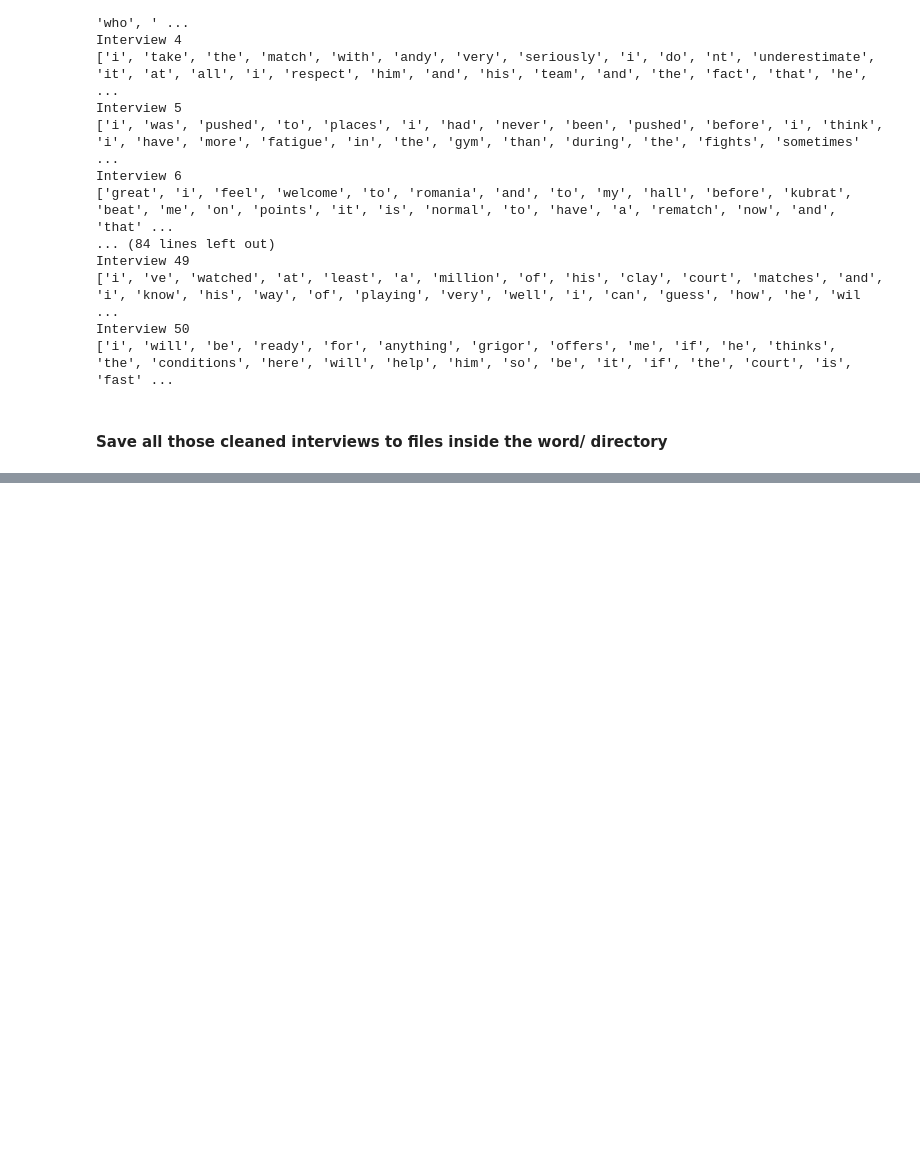
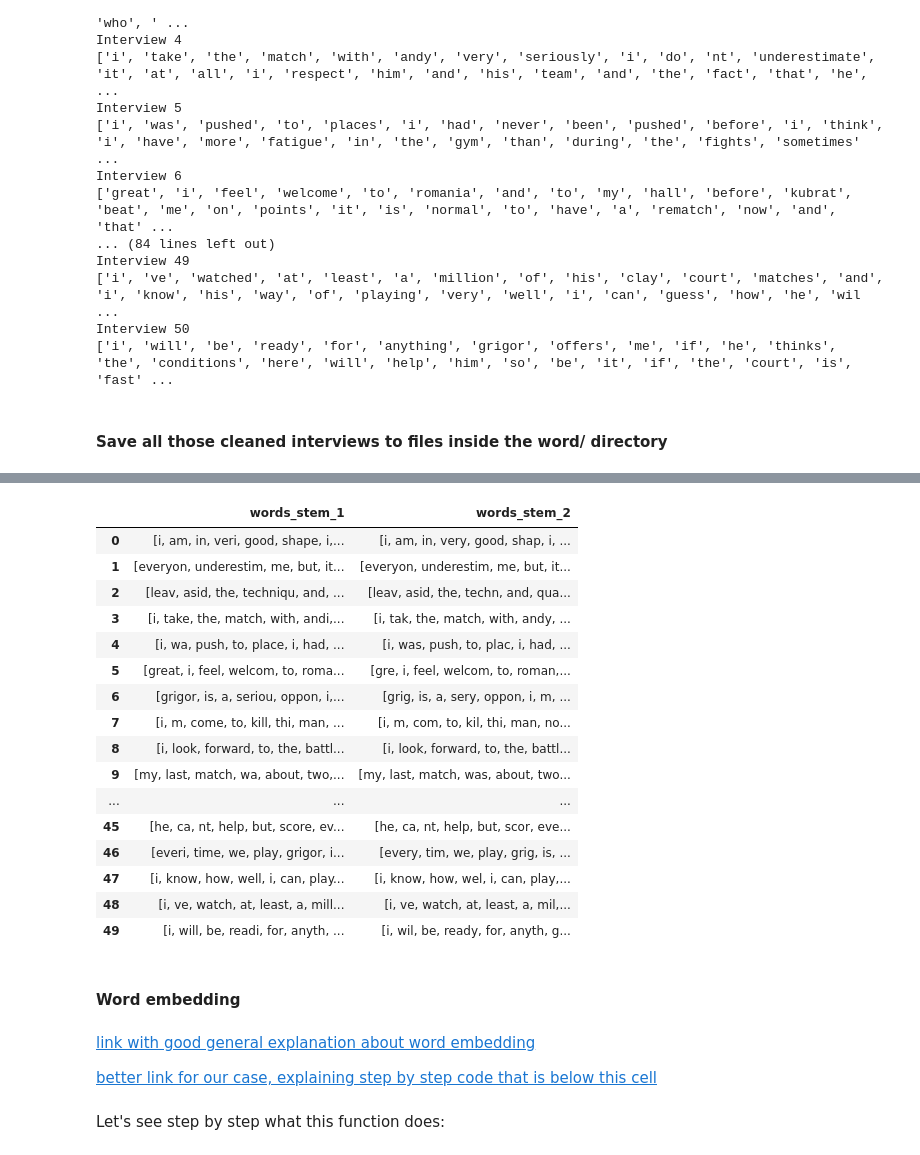
Before and after one commit to IAbeteEtMechante/Prediction_of_tennis_results, a Jupyter notebook: Data_preprocessing.ipynb, the cells around one changed output, grey strips where cells are left out. Saved outputs shown, nothing was run; the diff lists cells and outputs as text; code cells hidden in the pictures; blank space fills up the shorter version.

```diff
--- a/Data_preprocessing.ipynb
+++ b/Data_preprocessing.ipynb
@@ -309,0 +315,14 @@ words_to_files(df)
+# %%
+#small example on first line
+from nltk.stem import PorterStemmer
+from nltk.stem import LancasterStemmer
+from nltk.tokenize import word_tokenize
+
+ps = PorterStemmer()
+ls = LancasterStemmer()
+
+# choose some words to be stemmed
+words = df.words[0]
+
+for w in words:
+    print(w, " : ", ps.stem(w),ls.stem(w))
@@ -309,0 +347,29 @@ words_to_files(df)
+# %%
+df_stem = pd.DataFrame()
+df_stem['words_stem_1'] = df.words.apply(lambda x : [ps.stem(word) for word in x])
+df_stem['words_stem_2'] = df.words.apply(lambda x : [ls.stem(word) for word in x])
+df_stem
+# %% [output]
+|  | words_stem_1 | words_stem_2 |
+| 0 | [i, am, in, veri, good, shape, i,... | [i, am, in, very, good, shap, i, ... |
+| 1 | [everyon, underestim, me, but, it... | [everyon, underestim, me, but, it... |
+| 2 | [leav, asid, the, techniqu, and, ... | [leav, asid, the, techn, and, qua... |
+| 3 | [i, take, the, match, with, andi,... | [i, tak, the, match, with, andy, ... |
+| 4 | [i, wa, push, to, place, i, had, ... | [i, was, push, to, plac, i, had, ... |
+| 5 | [great, i, feel, welcom, to, roma... | [gre, i, feel, welcom, to, roman,... |
+| 6 | [grigor, is, a, seriou, oppon, i,... | [grig, is, a, sery, oppon, i, m, ... |
+| 7 | [i, m, come, to, kill, thi, man, ... | [i, m, com, to, kil, thi, man, no... |
+| 8 | [i, look, forward, to, the, battl... | [i, look, forward, to, the, battl... |
+| 9 | [my, last, match, wa, about, two,... | [my, last, match, was, about, two... |
+| ... | ... | ... |
+| 45 | [he, ca, nt, help, but, score, ev... | [he, ca, nt, help, but, scor, eve... |
+| 46 | [everi, time, we, play, grigor, i... | [every, tim, we, play, grig, is, ... |
+| 47 | [i, know, how, well, i, can, play... | [i, know, how, wel, i, can, play,... |
+| 48 | [i, ve, watch, at, least, a, mill... | [i, ve, watch, at, least, a, mil,... |
+| 49 | [i, will, be, readi, for, anyth, ... | [i, wil, be, ready, for, anyth, g... |
+# %% [markdown]
+#### Word embedding
+# %% [markdown]
+[link with good general explanation about word embedding](https://machinelearningmastery.com/develop-word-embeddings-python-gensim/)
+
+[better link for our case, explaining step by step code that is below this cell](https://www.tutorialspoint.com/gensim/gensim_creating_tf_idf_matrix.htm)
@@ -309,0 +400,2 @@ words_to_files(df)
+# %% [markdown]
+Let's see step by step what this function does:
```
Also changed, not shown: parts of 17 cells of this notebook, 3 other files.
